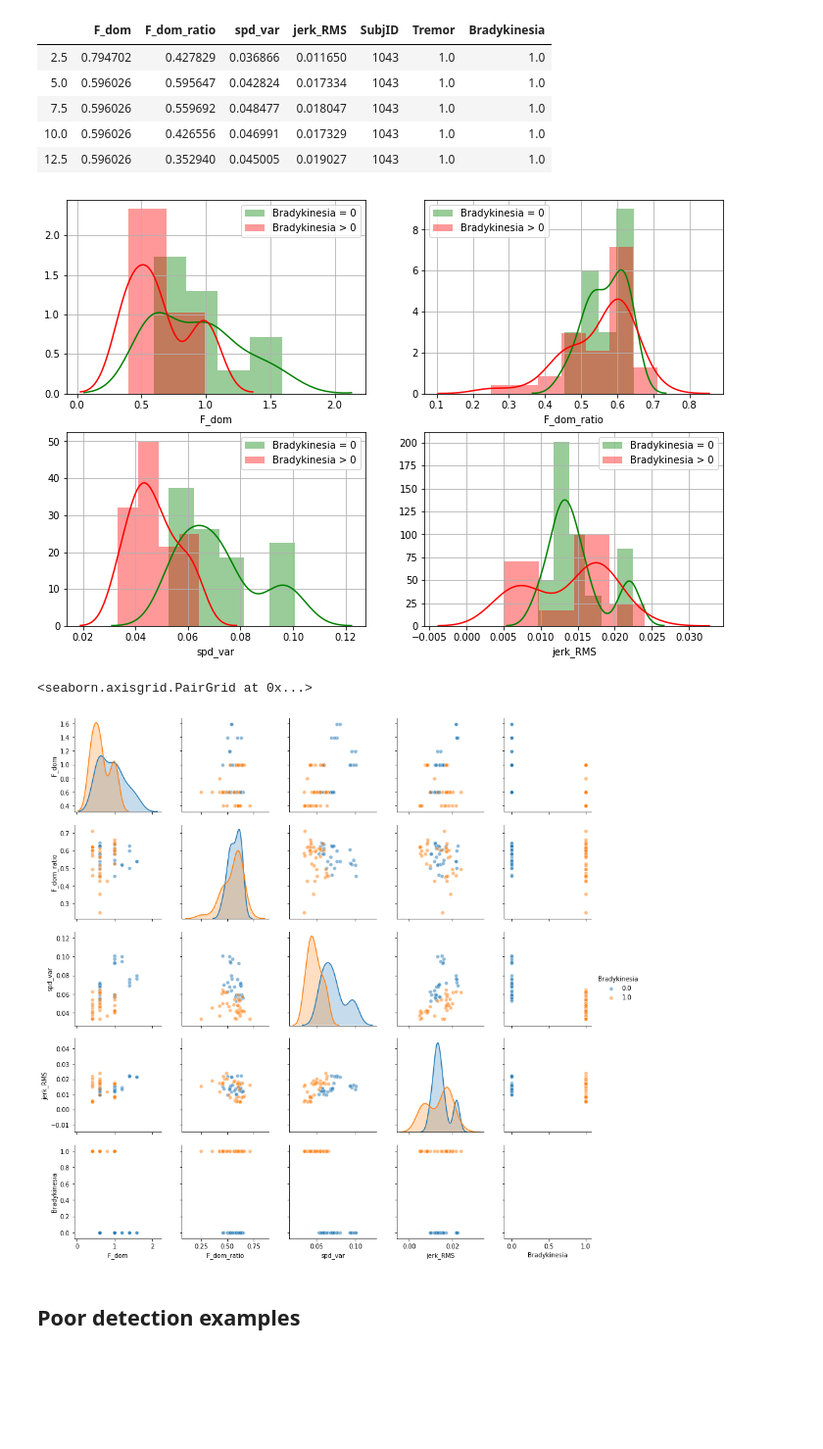
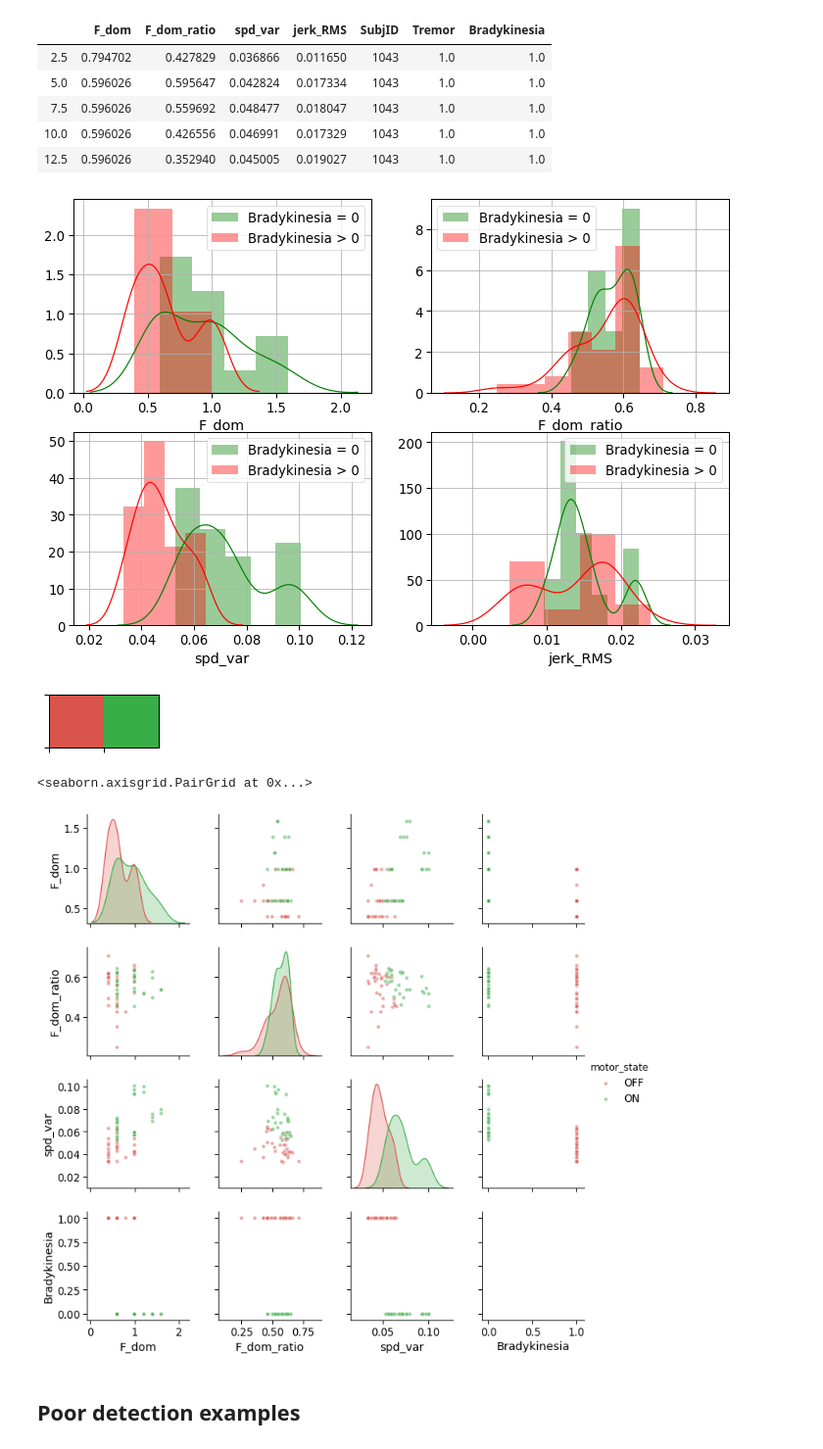
Before and after one commit to Luke3D/PD_PoseEstimation, a Jupyter notebook: Code/Pose_analysis_FTN.ipynb, the cells around one changed output. Shown at 98% size. Drawn from its saved outputs; the diff is of its cells as text; code cells hidden in the pictures; blank space fills up the shorter version.

Commit message:
bradykinesia features plot new colors

```diff
--- a/Code/Pose_analysis_FTN.ipynb
+++ b/Code/Pose_analysis_FTN.ipynb
@@ -24,3 +21,5 @@ The autoreload extension is already loaded. To reload it, use:
+# %%
+sns.set_context('paper', font_scale=1.5)
 # %%
 #for interactive plots
 %matplotlib notebook
@@ -306,6 +305,9 @@ F_all.head()
 | 7.5 | 0.596026 | 0.559692 | 0.048477 | 0.018047 | 1043 | 1.0 | 1.0 |
 | 10.0 | 0.596026 | 0.426556 | 0.046991 | 0.017329 | 1043 | 1.0 | 1.0 |
 | 12.5 | 0.596026 | 0.352940 | 0.045005 | 0.019027 | 1043 | 1.0 | 1.0 |
+# %%
+F_all['motor_state'] = 'ON'
+F_all.loc[F_all.Bradykinesia>0,'motor_state'] = 'OFF'
 # %%
 fig, ax = plt.subplots(2,2, figsize=(12,8))
 ax = ax.ravel()
@@ -317,11 +319,17 @@ for i,c in enumerate(F_all.columns[:4]):
     ax[i].legend(['Bradykinesia = 0', 'Bradykinesia > 0'])
     ax[i].grid()
 # %% [output]
-[figure, old version]
+[figure, new version]
+# %%
+colors = ['pale red','medium green']
+sns.palplot(sns.xkcd_palette(colors))
+# %% [output]
+[figure, added]
 # %%
-sns.pairplot(F_all.drop(labels=['SubjID', 'Tremor'],axis=1), hue='Bradykinesia', plot_kws=dict(alpha=0.5))
+sns.pairplot(F_all.drop(labels=['SubjID', 'Tremor', 'jerk_RMS'],axis=1), hue='motor_state', plot_kws=dict(alpha=0.5),
+             palette=sns.xkcd_palette(colors))
 # %% [output]
 <seaborn.axisgrid.PairGrid at 0x...>
-[figure, old version]
+[figure, new version]
 # %% [markdown]
 ## Poor detection examples
```
Also changed, not shown: parts of 2 cells of this notebook.
